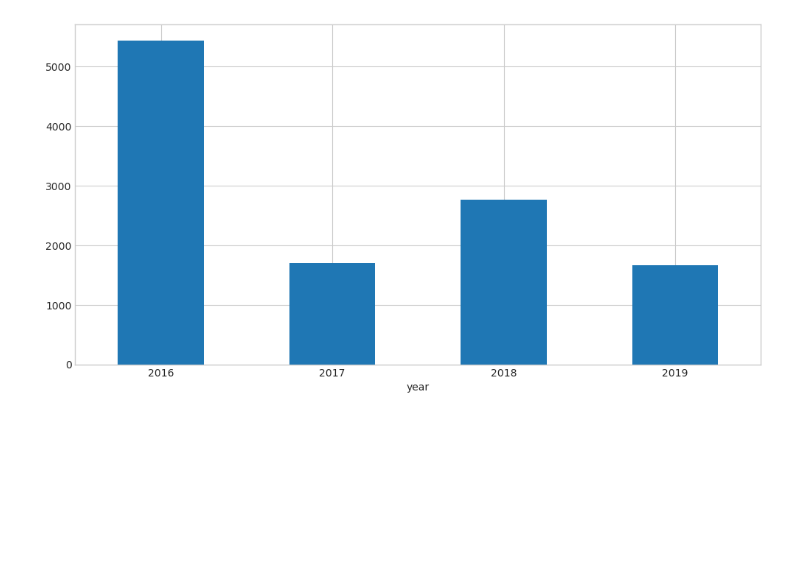
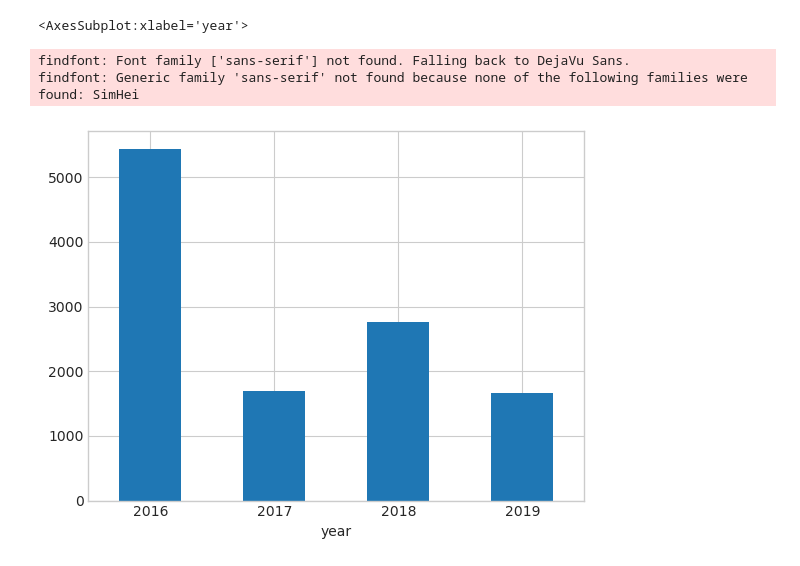
Before and after one commit to Guangyaochenyu/hrbu, a Jupyter notebook: 2023-03-08.ipynb, the cells around one changed output. Saved outputs shown, nothing was run; the diff lists cells and outputs as text; code cells hidden in the pictures; blank space fills up the shorter version.

```diff
--- a/2023-03-08.ipynb
+++ b/2023-03-08.ipynb
@@ -18,10 +18,9 @@ data['month'] = data.date.map(lambda x: x.strftime('%Y-%m'))
 data['date'] = data.date.map(lambda x: x.strftime('%Y-%m-%d'))
 # %%
 # 去除2015年的数据
-data = data[data.year != '2015']
-
-plt.figure(figsize=(12, 6))
-data.groupby('year').rating.count().plot(kind='bar', rot=0)
-plt.show()
+data[data.year != '2015'].groupby('year').rating.count().plot(kind='bar', rot=0)
 # %% [output]
+<AxesSubplot:xlabel='year'>
+findfont: Font family ['sans-serif'] not found. Falling back to DejaVu Sans.
+findfont: Generic family 'sans-serif' not found because none of the following families were found: SimHei
-[figure, old version]
+[figure, new version]
```
Also changed, not shown: parts of 3 cells of this notebook.
